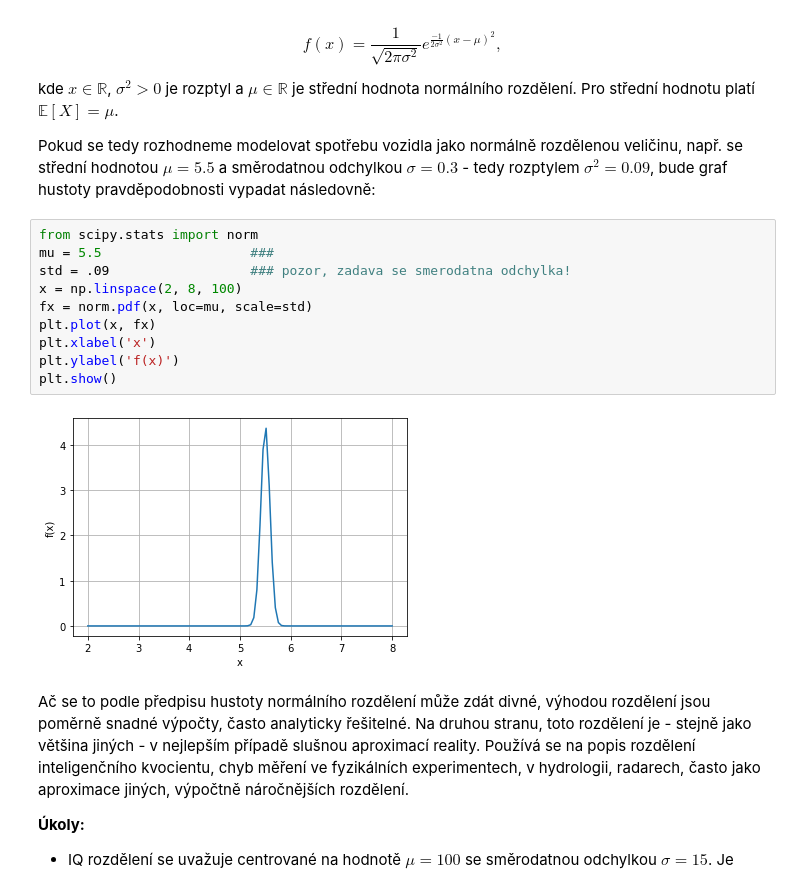
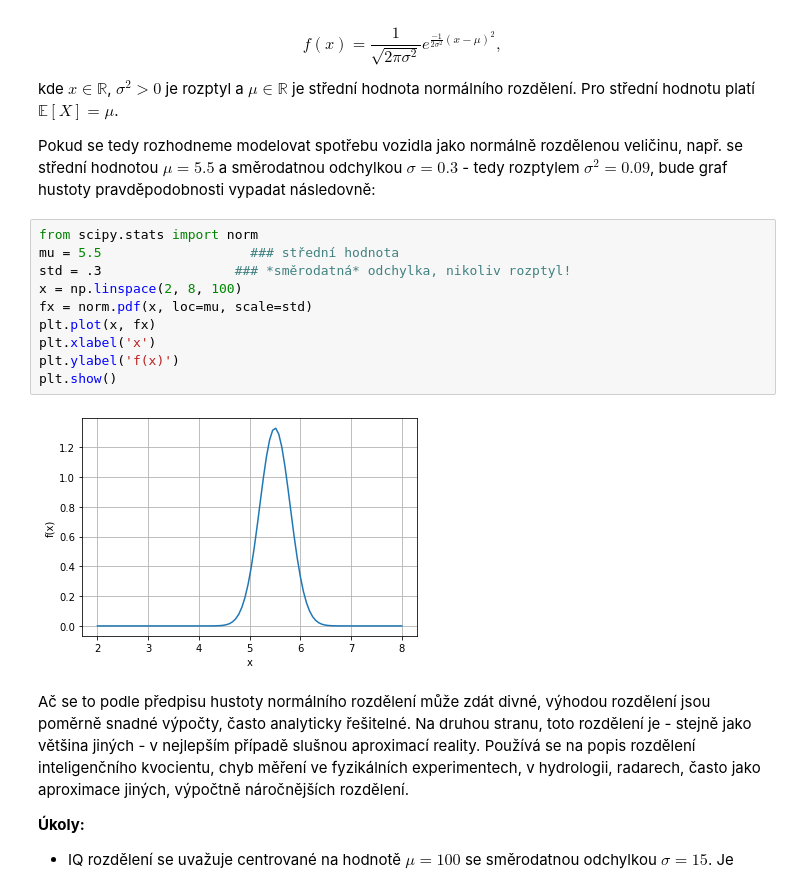
Before and after one commit to TaIos/bml, a Jupyter notebook: prednasky/Uvod_do_modelovani-KD.ipynb, the cells around one changed output. Drawn from its saved outputs; the diff is of its cells as text.

```diff
--- a/prednasky/Uvod_do_modelovani-KD.ipynb
+++ b/prednasky/Uvod_do_modelovani-KD.ipynb
@@ -230,16 +217,16 @@ kde $x\in\mathbb{R}$, $\sigma^2>0$ je rozptyl a $\mu\in\mathbb{R}$ je střední
 Pokud se tedy rozhodneme modelovat spotřebu vozidla jako normálně rozdělenou veličinu, např. se střední hodnotou $\mu=5.5$ a směrodatnou odchylkou $\sigma=0.3$ - tedy rozptylem $\sigma^2=0.09$, bude graf hustoty pravděpodobnosti vypadat následovně:
 # %%
 from scipy.stats import norm
-mu = 5.5                   ###
-std = .09                  ### pozor, zadava se smerodatna odchylka!
+mu = 5.5                   ### střední hodnota
+std = .3                 ### *směrodatná* odchylka, nikoliv rozptyl!
 x = np.linspace(2, 8, 100)
 fx = norm.pdf(x, loc=mu, scale=std)
 plt.plot(x, fx)
 plt.xlabel('x')
 plt.ylabel('f(x)')
 plt.show()
 # %% [output]
-[figure, old version]
+[figure, new version]
 # %% [markdown]
 Ač se to podle předpisu hustoty normálního rozdělení může zdát divné, výhodou rozdělení jsou poměrně snadné výpočty, často analyticky řešitelné. Na druhou stranu, toto rozdělení je - stejně jako většina jiných - v nejlepším případě slušnou aproximací reality. Používá se na popis rozdělení inteligenčního kvocientu, chyb měření ve fyzikálních experimentech, v hydrologii, radarech, často jako aproximace jiných, výpočtně náročnějších rozdělení.
 
```
Also changed, not shown: parts of 18 cells of this notebook.
